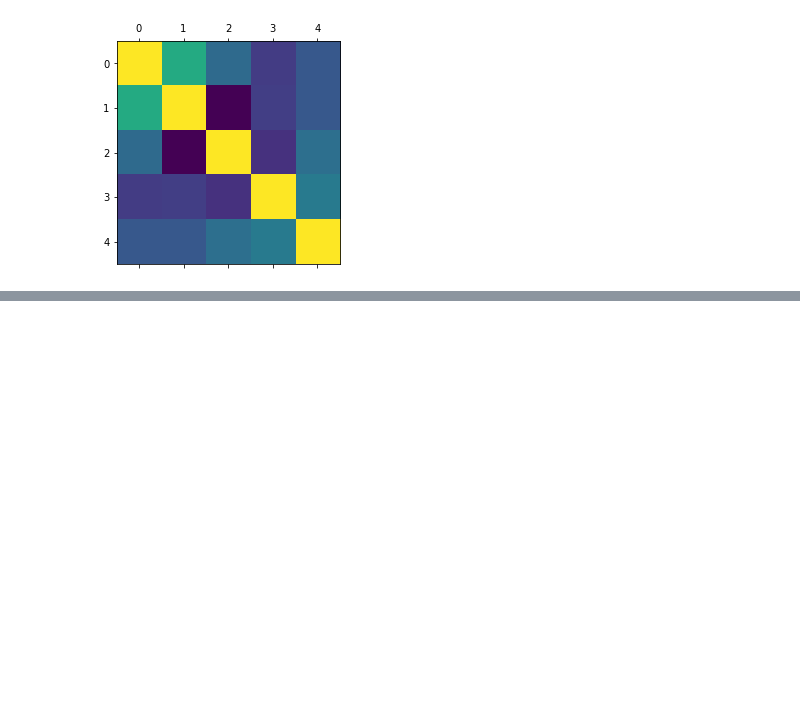
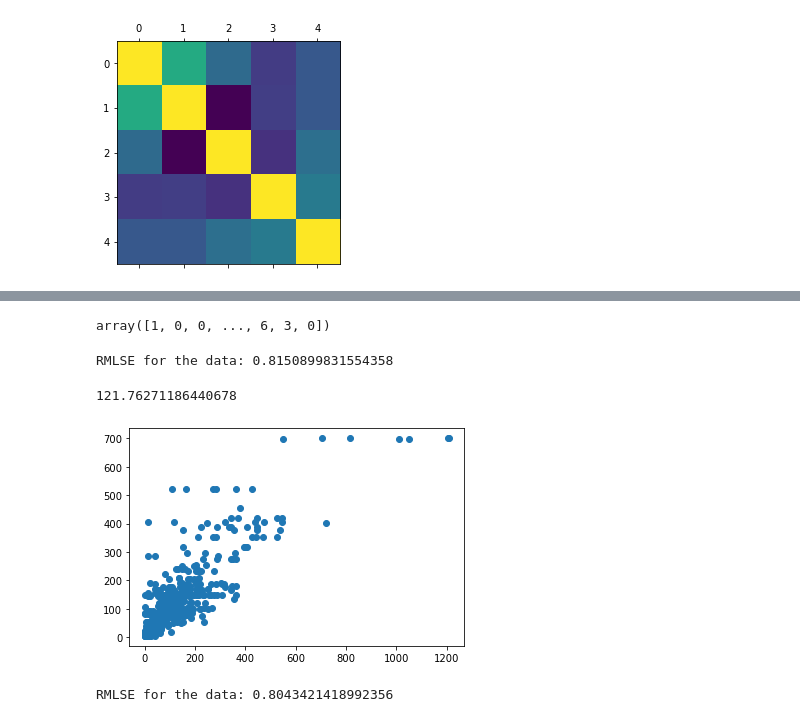
Before and after one commit to katelyn98/HealthyRide-Mapping, a Jupyter notebook: Models/RandomForestModel.ipynb, the cells around one changed output, grey strips where cells are left out. Saved outputs shown, nothing was run; the diff lists cells and outputs as text; code cells hidden in the pictures; blank space fills up the shorter version.

```diff
--- a/Models/RandomForestModel.ipynb
+++ b/Models/RandomForestModel.ipynb
@@ -293,0 +292,4 @@ plt.show()
+# %%
+df = pd.read_csv('../Data/PGH/DemandPrediction/learning_set_spatial.csv')
+df = df.drop(columns=['Unnamed: 0', 'index', 'year', 'month'])
+df.head(4)
@@ -293,0 +302,58 @@ plt.show()
+# %%
+X = df.iloc[:, :6].to_numpy()
+y = df.iloc[:,6].to_numpy()
+
+X_train, X_test, y_train, y_test = train_test_split(X, y, test_size=0.3, random_state=42)
+# %%
+y = df.iloc[:,6].to_numpy()
+y
+# %% [output]
+array([1, 0, 0, ..., 6, 3, 0])
+# %%
+from sklearn.tree import DecisionTreeRegressor
+from sklearn.model_selection import GridSearchCV
+
+dt = DecisionTreeRegressor(random_state=0)
+dt_params = {'max_depth':np.arange(1,50,2),'min_samples_leaf':np.arange(2,15)}
+
+gs_dt = GridSearchCV(dt,dt_params,cv=3)
+gs_dt.fit(X_train,y_train)
+a = gs_dt.best_params_
+
+dtr=DecisionTreeRegressor(max_depth=a['max_depth'],min_samples_leaf= a['min_samples_leaf'])
+model = dtr.fit(X_train,y_train)
+y_pred = model.predict(X_test)
+
+from sklearn.metrics import mean_squared_log_error
+msle=mean_squared_log_error(y_pred,y_test)
+rmsle=np.sqrt(msle)
+print('RMLSE for the data:',rmsle) # For decision tree
+# %% [output]
+RMLSE for the data: 0.8150899831554358
+# %%
+np.mean(y_test)
+# %% [output]
+121.76271186440678
+# %%
+plt.scatter(y_test, y_pred)
+plt.show()
+# %% [output]
+[figure, added]
+# %%
+#Random Forest
+rf = RandomForestRegressor(random_state=0)
+rf_params = {'n_estimators':np.arange(25,150,25),'max_depth':np.arange(1,11,2),'min_samples_leaf':np.arange(2,15,3)}
+
+gs_rf = GridSearchCV(rf,rf_params,cv=3)
+gs_rf.fit(X_train,y_train)
+b = gs_rf.best_params_
+
+RF = RandomForestRegressor(n_estimators=b['n_estimators'],max_depth=b['max_depth'],min_samples_leaf=b['min_samples_leaf'],random_state=0)
+model = RF.fit(X_train,y_train)
+y_pred = model.predict(X_test)
+
+msle=mean_squared_log_error(y_pred,y_test)
+rmsle=np.sqrt(msle)
+print('RMLSE for the data:',rmsle) # For random forest
+# %% [output]
+RMLSE for the data: 0.8043421418992356
```
Also changed, not shown: parts of 29 cells of this notebook, 4 other files.
